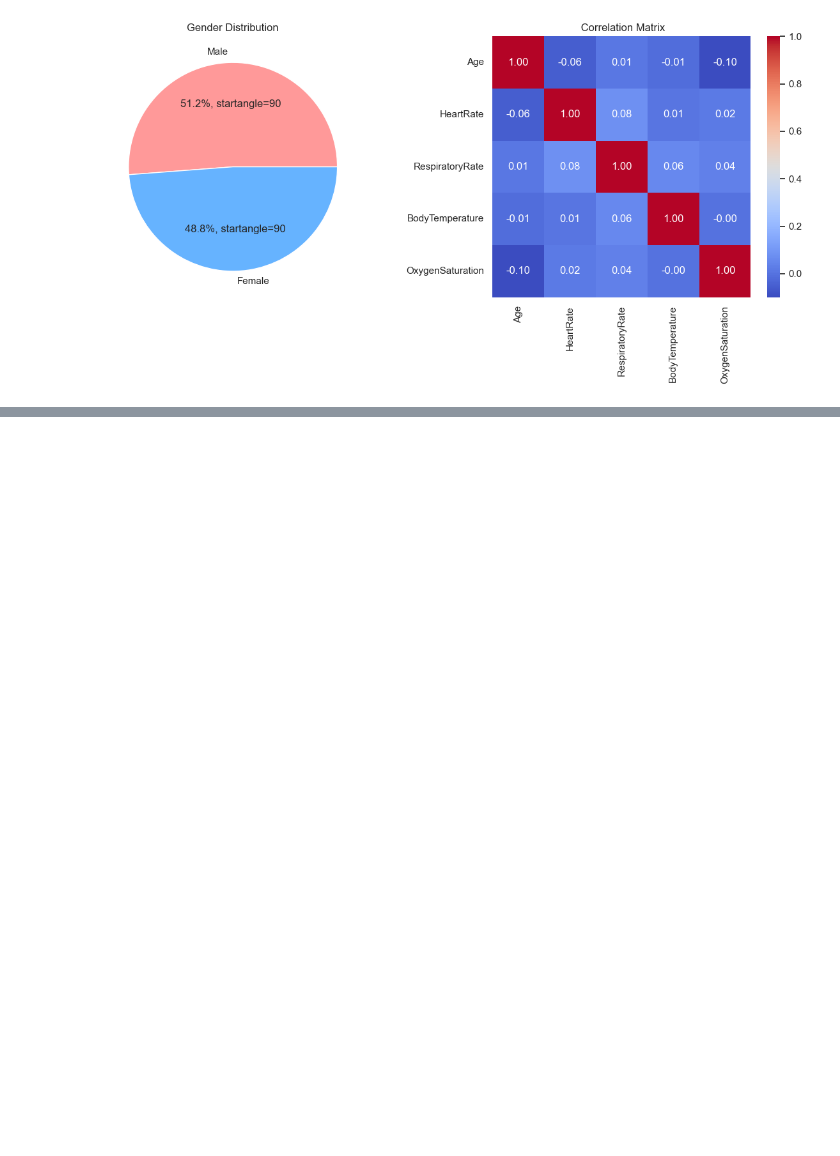
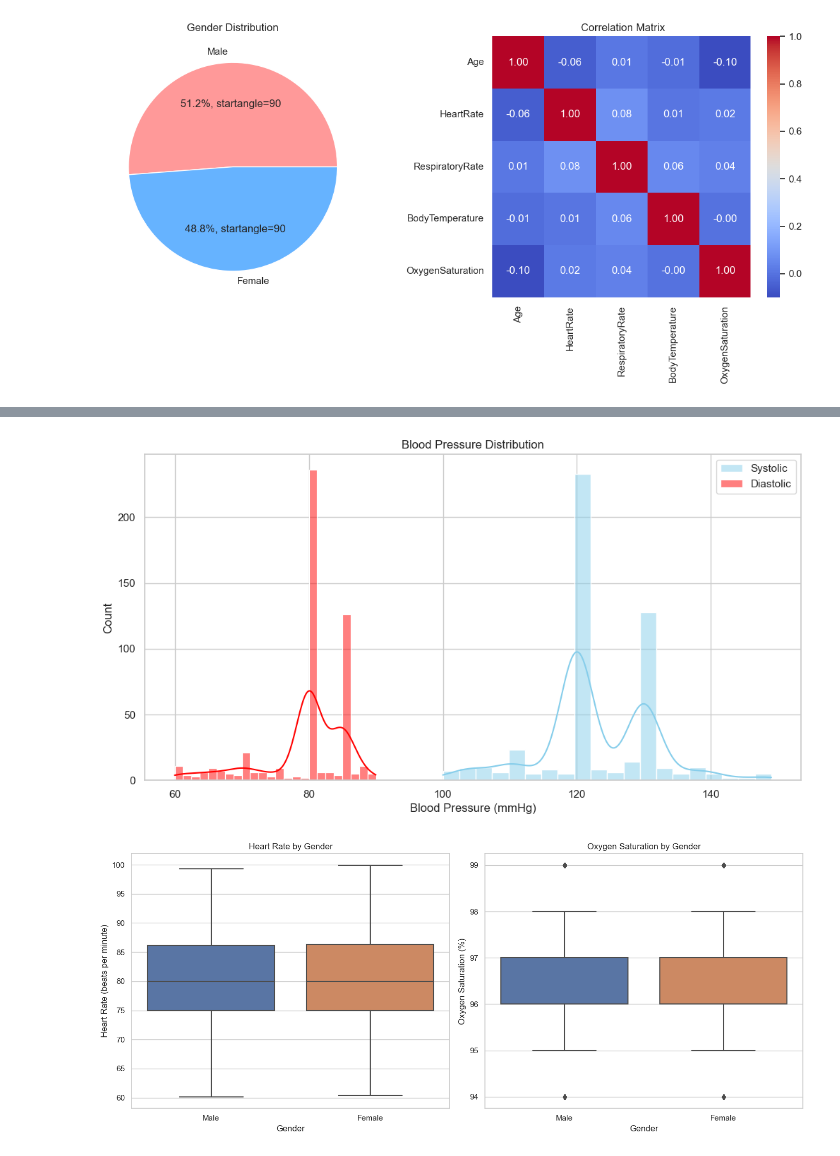
Before and after one commit to s-sawadogo/Health-Monitoring, a Jupyter notebook: HealthMonitoring.ipynb, the cells around one changed output, grey strips where cells are left out. Saved outputs shown, nothing was run; the diff lists cells and outputs as text; code cells hidden in the pictures; blank space fills up the shorter version.

```diff
--- a/HealthMonitoring.ipynb
+++ b/HealthMonitoring.ipynb
@@ -166,0 +210,30 @@ plt.show()
+# %%
+# extracting systolic and diastolic blood pressure for analysis
+health_data[['SystolicBP', 'DiastolicBP']] = health_data['BloodPressure'].str.split('/',expand=True).astype(int)
+# %%
+# blood pressure distribution
+plt.figure(figsize=(12, 6))
+sns.histplot(health_data['SystolicBP'], color="skyblue", label="Systolic", kde=True)
+sns.histplot(health_data['DiastolicBP'], color="red", label="Diastolic", kde=True)
+plt.title('Blood Pressure Distribution')
+plt.xlabel('Blood Pressure (mmHg)')
+plt.legend()
+plt.show()
+
+# health metrics by gender
+fig, axes = plt.subplots(1, 2, figsize=(14, 6))
+sns.boxplot(x='Gender', y='HeartRate', data=health_data, ax=axes[0])
+axes[0].set_title('Heart Rate by Gender')
+axes[0].set_xlabel('Gender')
+axes[0].set_ylabel('Heart Rate (beats per minute)')
+
+sns.boxplot(x='Gender', y='OxygenSaturation', data=health_data, ax=axes[1])
+axes[1].set_title('Oxygen Saturation by Gender')
+axes[1].set_xlabel('Gender')
+axes[1].set_ylabel('Oxygen Saturation (%)')
+
+plt.tight_layout()
+plt.show()
+# %% [output]
+[figure, added]
+[figure, added]
```
Also changed, not shown: parts of 27 cells of this notebook.
